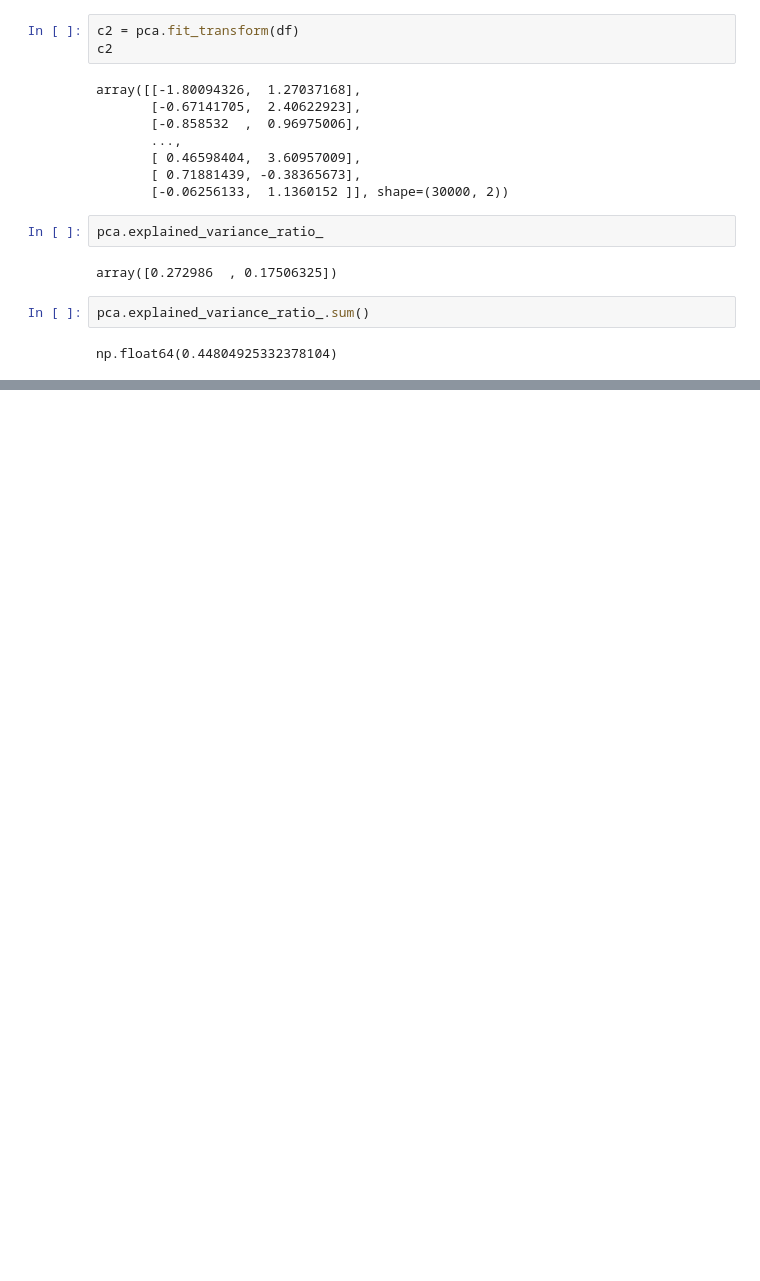
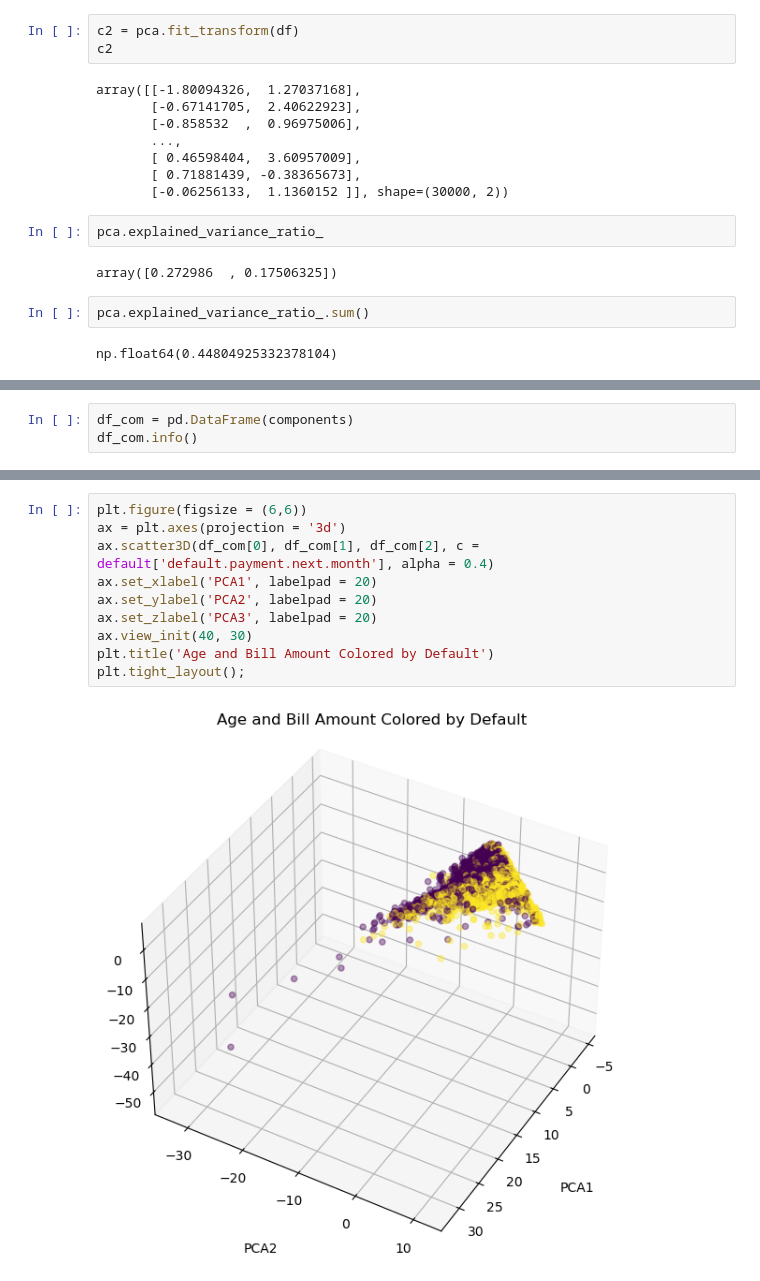
Before and after one commit to lis497/UCBerkeley-Haas-ML, a Jupyter notebook: M6/M6_TryIt_PCA_Summarizing_Data.ipynb, the cells around one changed output, grey strips where cells are left out. Saved outputs shown, nothing was run; the diff lists cells and outputs as text; blank space fills up the shorter version.

Commit message:
PCA figures

```diff
--- a/M6/M6_TryIt_PCA_Summarizing_Data.ipynb
+++ b/M6/M6_TryIt_PCA_Summarizing_Data.ipynb
@@ -183,0 +179,3 @@ fig, ax = plt.subplots(nrows=1,ncols=1,figsize=(10,9),
+# %%
+df_com = pd.DataFrame(components)
+df_com.info()
@@ -183,0 +233,12 @@ fig, ax = plt.subplots(nrows=1,ncols=1,figsize=(10,9),
+# %%
+plt.figure(figsize = (6,6))
+ax = plt.axes(projection = '3d')
+ax.scatter3D(df_com[0], df_com[1], df_com[2], c = default['default.payment.next.month'], alpha = 0.4)
+ax.set_xlabel('PCA1', labelpad = 20)
+ax.set_ylabel('PCA2', labelpad = 20)
+ax.set_zlabel('PCA3', labelpad = 20)
+ax.view_init(40, 30)
+plt.title('Age and Bill Amount Colored by Default')
+plt.tight_layout();
+# %% [output]
+[figure, added]
```
Also changed, not shown: parts of 8 cells of this notebook.
